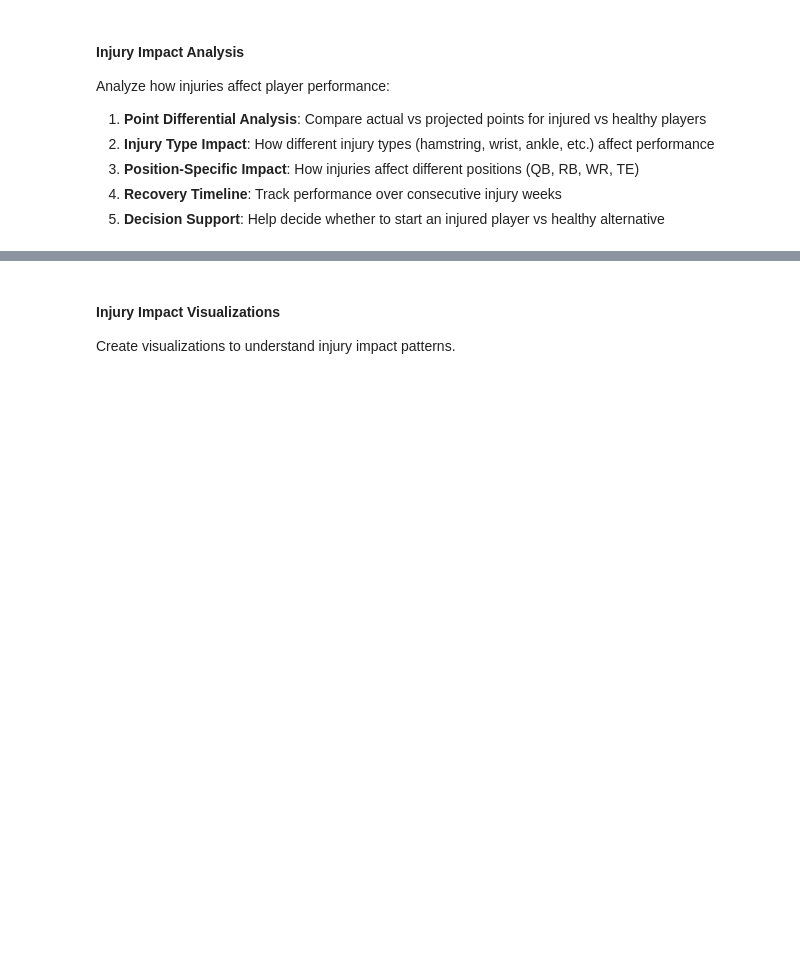
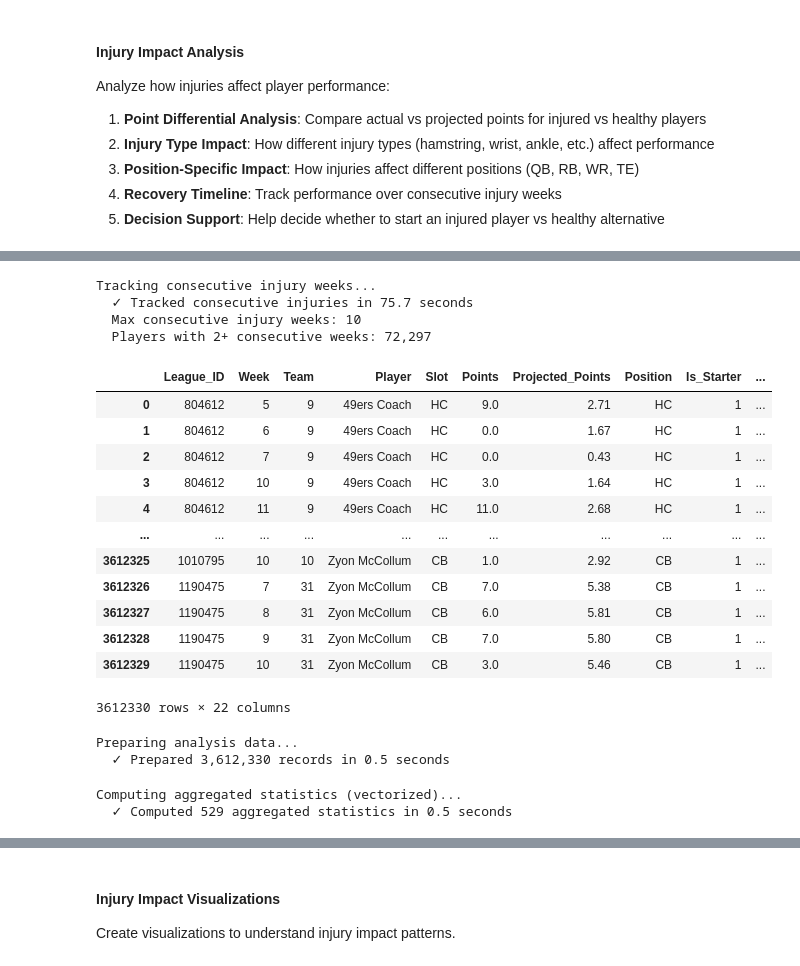
Before and after one commit to tmorgan251/fantasy_football, a Jupyter notebook: Fantasy_Football_Analysis.ipynb, the cells around one changed output, grey strips where cells are left out. Drawn from its saved outputs; the diff is of its cells as text; code cells hidden in the pictures; blank space fills up the shorter version.

```diff
--- a/Fantasy_Football_Analysis.ipynb
+++ b/Fantasy_Football_Analysis.ipynb
@@ -401,0 +430,39 @@ Analyzing injury impact...
+# %%
+# Step 4: Track consecutive injuries
+injury_analyzer.track_consecutive_injuries()
+# %% [output]
+Tracking consecutive injury weeks...
+  ✓ Tracked consecutive injuries in 75.7 seconds
+  Max consecutive injury weeks: 10
+  Players with 2+ consecutive weeks: 72,297
+|  | League_ID | Week | Team | Player | Slot | Points | Projected_Points | Position | Is_Starter | ... |
+| 0 | 804612 | 5 | 9 | 49ers Coach | HC | 9.0 | 2.71 | HC | 1 | ... |
+| 1 | 804612 | 6 | 9 | 49ers Coach | HC | 0.0 | 1.67 | HC | 1 | ... |
+| 2 | 804612 | 7 | 9 | 49ers Coach | HC | 0.0 | 0.43 | HC | 1 | ... |
+| 3 | 804612 | 10 | 9 | 49ers Coach | HC | 3.0 | 1.64 | HC | 1 | ... |
+| 4 | 804612 | 11 | 9 | 49ers Coach | HC | 11.0 | 2.68 | HC | 1 | ... |
+| ... | ... | ... | ... | ... | ... | ... | ... | ... | ... | ... |
+| 3612325 | 1010795 | 10 | 10 | Zyon McCollum | CB | 1.0 | 2.92 | CB | 1 | ... |
+| 3612326 | 1190475 | 7 | 31 | Zyon McCollum | CB | 7.0 | 5.38 | CB | 1 | ... |
+| 3612327 | 1190475 | 8 | 31 | Zyon McCollum | CB | 6.0 | 5.81 | CB | 1 | ... |
+| 3612328 | 1190475 | 9 | 31 | Zyon McCollum | CB | 7.0 | 5.80 | CB | 1 | ... |
+| 3612329 | 1190475 | 10 | 31 | Zyon McCollum | CB | 3.0 | 5.46 | CB | 1 | ... |
+3612330 rows × 22 columns
+# %%
+# Step 5: Analyze impact (OPTIMIZED - now uses vectorized operations!)
+# This step is now broken into smaller chunks that each take <3 minutes
+
+# Step 5a: Prepare analysis data (~30 seconds)
+analysis_df = injury_analyzer.prepare_analysis_data()
+# %% [output]
+Preparing analysis data...
+  ✓ Prepared 3,612,330 records in 0.5 seconds
+# %%
+# Step 5b: Compute aggregated stats (~10-30 seconds - now vectorized!)
+agg_stats = injury_analyzer.compute_aggregated_stats(analysis_df)
+
+# Store for later use
+individual_records = analysis_df
+# %% [output]
+Computing aggregated statistics (vectorized)...
+  ✓ Computed 529 aggregated statistics in 0.5 seconds
```
Also changed, not shown: parts of 22 cells of this notebook, 8 other files.
